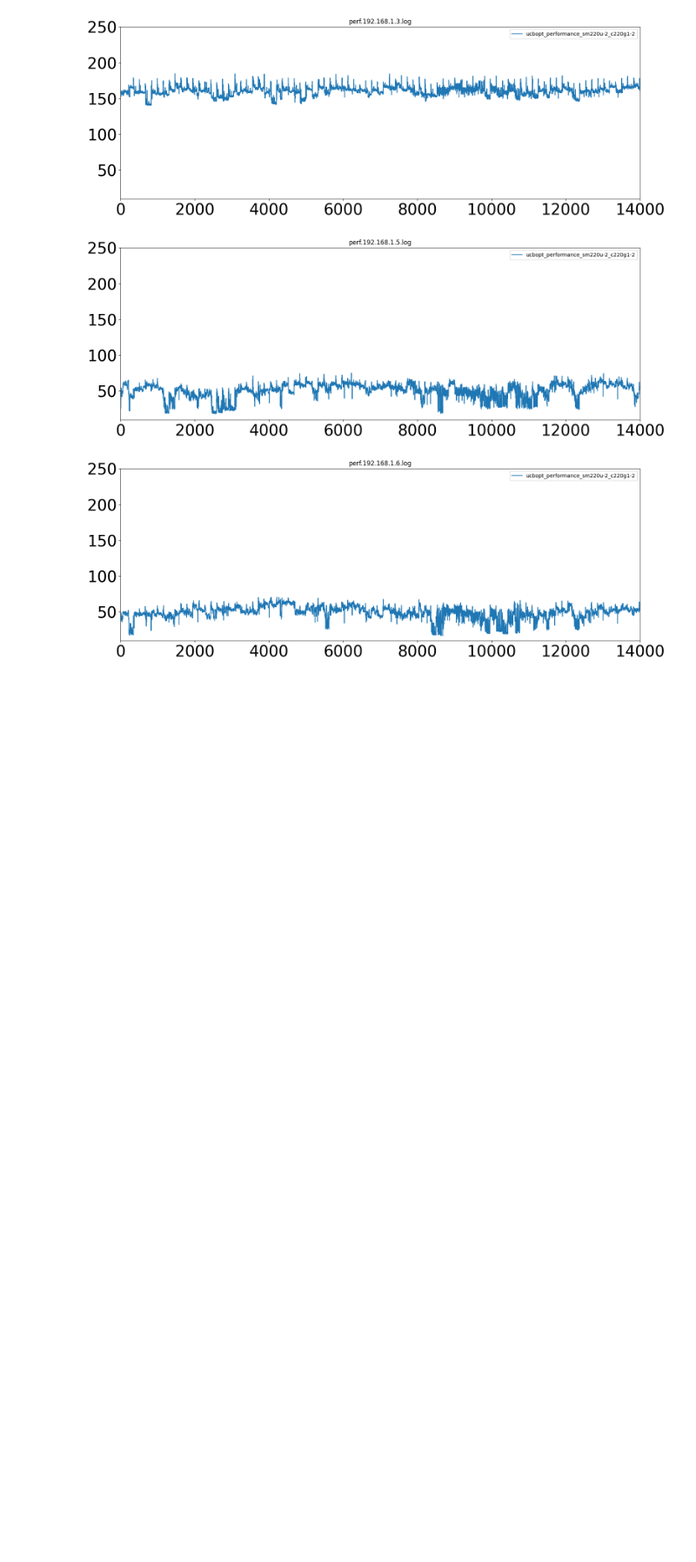
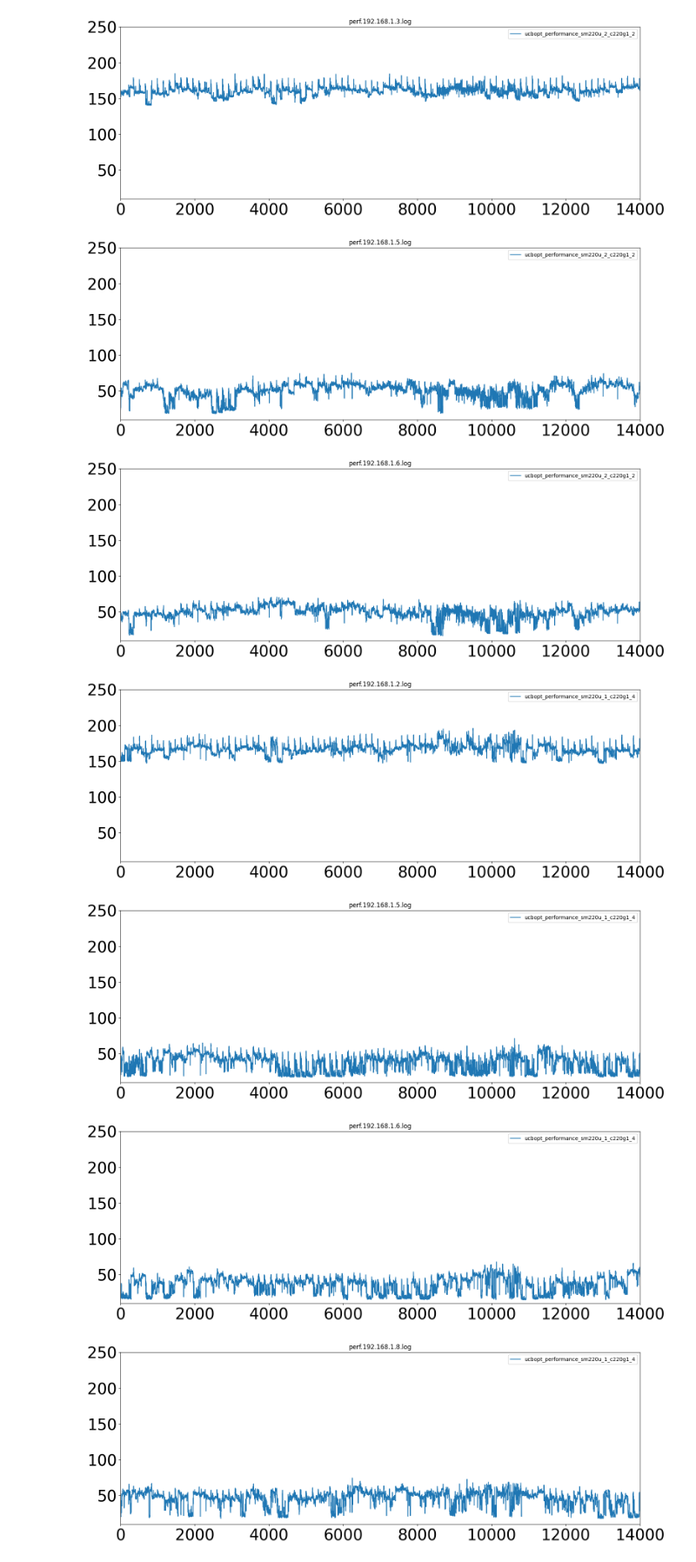
Before and after one commit to SustainableOpenShift/peakler, a Jupyter notebook: experiments/cilantro/jupyter-notebook/sm220u_c220g5.ipynb, the cells around one changed output. Shown at 87% size. Saved outputs shown, nothing was run; the diff lists cells and outputs as text; code cells hidden in the pictures; blank space fills up the shorter version.

```diff
--- a/experiments/cilantro/jupyter-notebook/sm220u_c220g5.ipynb
+++ b/experiments/cilantro/jupyter-notebook/sm220u_c220g5.ipynb
@@ -188,12 +192,23 @@ for name in ['perf.192.168.1.2.log', 'perf.192.168.1.3.log', 'perf.192.168.1.4.l
 [figure]
 # %%
 for name in ['perf.192.168.1.2.log', 'perf.192.168.1.3.log', 'perf.192.168.1.5.log', 'perf.192.168.1.6.log']:
-    arr = getJoules(f'../ucbopt_performance_sm220u-2_c220g1-2/results/{name}')
+    arr = getJoules(f'../ucbopt_performance_sm220u_2_c220g1_2/results/{name}')
     df = pd.DataFrame()
     df['pkg'] = arr
-    ax = df.plot(y='pkg', kind='line', title=f"{name}", ylim=[10, 250], xlim=[0,14000], label='ucbopt_performance_sm220u-2_c220g1-2')
+    ax = df.plot(y='pkg', kind='line', title=f"{name}", ylim=[10, 250], xlim=[0,14000], label='ucbopt_performance_sm220u_2_c220g1_2')
 # %% [output]
 [figure]
 [figure]
 [figure]
 [figure]
+# %%
+for name in ['perf.192.168.1.2.log', 'perf.192.168.1.5.log', 'perf.192.168.1.6.log', 'perf.192.168.1.8.log', 'perf.192.168.1.8.log']:
+    arr = getJoules(f'../ucbopt_performance_sm220u_1_c220g1_4/results/{name}')
+    df = pd.DataFrame()
+    df['pkg'] = arr
+    ax = df.plot(y='pkg', kind='line', title=f"{name}", ylim=[10, 250], xlim=[0,14000], label='ucbopt_performance_sm220u_1_c220g1_4')
+# %% [output]
+[figure, added]
+[figure, added]
+[figure, added]
+[figure, added]
```
Also changed, not shown: parts of 3 cells of this notebook, 1 other file.
